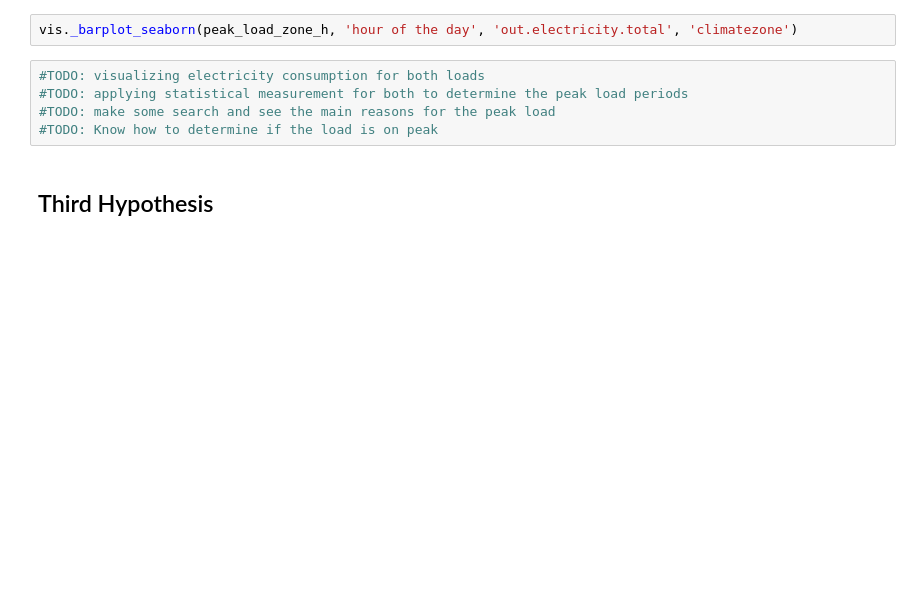
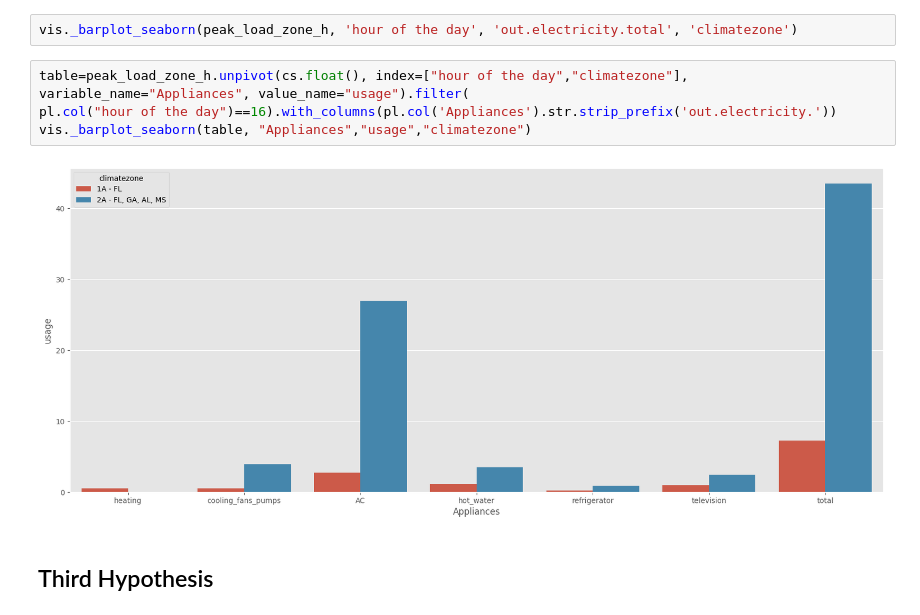
Before and after one commit to 1nuc/load-profile-decomposition, a Jupyter notebook: src/Customer_analysis/run.ipynb, the cells around one changed output. Drawn from its saved outputs; the diff is of its cells as text; blank space fills up the shorter version.

```diff
--- a/src/Customer_analysis/run.ipynb
+++ b/src/Customer_analysis/run.ipynb
@@ -360,11 +360,12 @@ pl.col('Appliances').str.strip_prefix('out.electricity'))
 vis.replot_zone(load_zone_melted, 'hour of the day', 'usage','Appliances','climatezone')
 # %%
 vis._barplot_seaborn(peak_load_zone_h, 'hour of the day', 'out.electricity.total', 'climatezone')
-# %%
-#TODO: visualizing electricity consumption for both loads
-#TODO: applying statistical measurement for both to determine the peak load periods
-#TODO: make some search and see the main reasons for the peak load
-#TODO: Know how to determine if the load is on peak
+# %%
+table=peak_load_zone_h.unpivot(cs.float(), index=["hour of the day","climatezone"], variable_name="Appliances", value_name="usage").filter(
+pl.col("hour of the day")==16).with_columns(pl.col('Appliances').str.strip_prefix('out.electricity.'))
+vis._barplot_seaborn(table, "Appliances","usage","climatezone")
+# %% [output]
+[figure, added]
 # %% [markdown]
 ## Third Hypothesis
 # %% [markdown]
```
